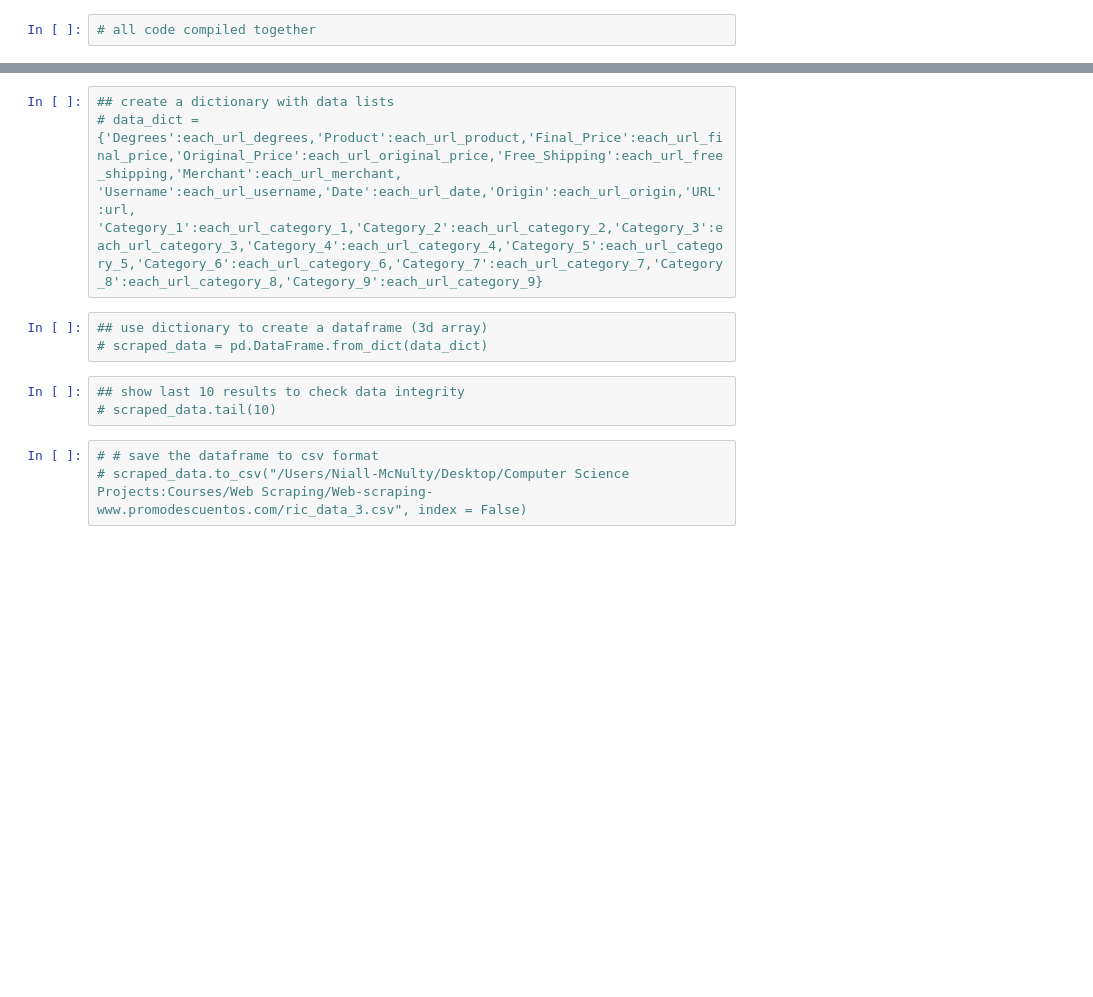
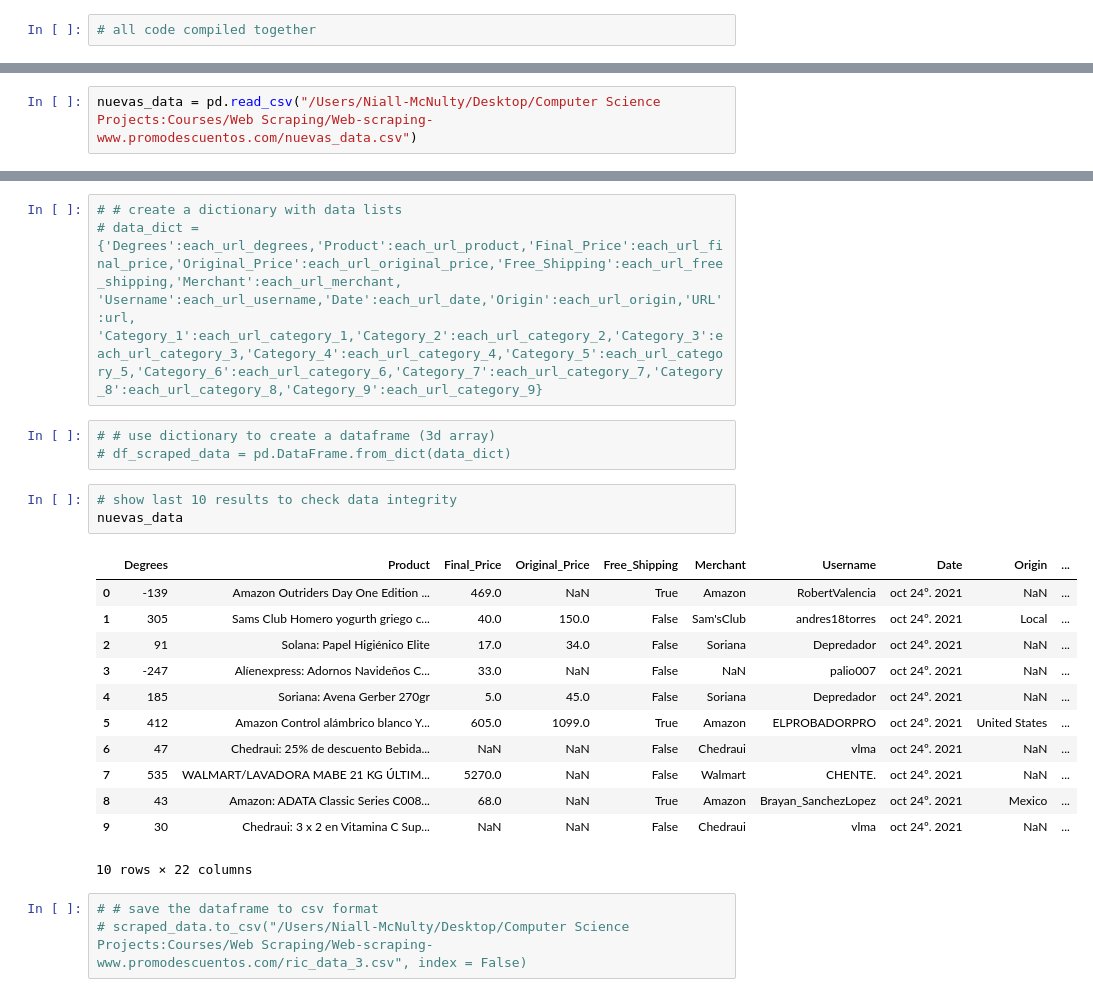
Before and after one commit to niall-anthony-mcnulty/Web-scraping-www.promodescuentos.com, a Jupyter notebook: promodescuentos.ipynb, the cells around one changed output, grey strips where cells are left out. Saved outputs shown, nothing was run; the diff lists cells and outputs as text; blank space fills up the shorter version.

```diff
--- a/promodescuentos.ipynb
+++ b/promodescuentos.ipynb
@@ -1302 +1352,3 @@
+# %%
+nuevas_data = pd.read_csv("/Users/Niall-McNulty/Desktop/Computer Science Projects:Courses/Web Scraping/Web-scraping-www.promodescuentos.com/nuevas_data.csv")
 # %%
@@ -1324,12 +1379,25 @@
 # %%
-## create a dictionary with data lists
+# # create a dictionary with data lists
 # data_dict = {'Degrees':each_url_degrees,'Product':each_url_product,'Final_Price':each_url_final_price,'Original_Price':each_url_original_price,'Free_Shipping':each_url_free_shipping,'Merchant':each_url_merchant, 'Username':each_url_username,'Date':each_url_date,'Origin':each_url_origin,'URL':url, 'Category_1':each_url_category_1,'Category_2':each_url_category_2,'Category_3':each_url_category_3,'Category_4':each_url_category_4,'Category_5':each_url_category_5,'Category_6':each_url_category_6,'Category_7':each_url_category_7,'Category_8':each_url_category_8,'Category_9':each_url_category_9}
 # %%
-## use dictionary to create a dataframe (3d array)
-# scraped_data = pd.DataFrame.from_dict(data_dict)
+# # use dictionary to create a dataframe (3d array)
+# df_scraped_data = pd.DataFrame.from_dict(data_dict)
 # %%
-## show last 10 results to check data integrity
-# scraped_data.tail(10)
+# show last 10 results to check data integrity
+nuevas_data
+# %% [output]
+|  | Degrees | Product | Final_Price | Original_Price | Free_Shipping | Merchant | Username | Date | Origin | ... |
+| 0 | -139 | Amazon Outriders Day One Edition ... | 469.0 | NaN | True | Amazon | RobertValencia | oct 24º. 2021 | NaN | ... |
+| 1 | 305 | Sams Club Homero yogurth griego c... | 40.0 | 150.0 | False | Sam'sClub | andres18torres | oct 24º. 2021 | Local | ... |
+| 2 | 91 | Solana: Papel Higiénico Elite | 17.0 | 34.0 | False | Soriana | Depredador | oct 24º. 2021 | NaN | ... |
+| 3 | -247 | Alíenexpress: Adornos Navideños C... | 33.0 | NaN | False | NaN | palio007 | oct 24º. 2021 | NaN | ... |
+| 4 | 185 | Soriana: Avena Gerber 270gr | 5.0 | 45.0 | False | Soriana | Depredador | oct 24º. 2021 | NaN | ... |
+| 5 | 412 | Amazon Control alámbrico blanco Y... | 605.0 | 1099.0 | True | Amazon | ELPROBADORPRO | oct 24º. 2021 | United States | ... |
+| 6 | 47 | Chedraui: 25% de descuento Bebida... | NaN | NaN | False | Chedraui | vlma | oct 24º. 2021 | NaN | ... |
+| 7 | 535 | WALMART/LAVADORA MABE 21 KG ÚLTIM... | 5270.0 | NaN | False | Walmart | CHENTE. | oct 24º. 2021 | NaN | ... |
+| 8 | 43 | Amazon: ADATA Classic Series C008... | 68.0 | NaN | True | Amazon | Brayan_SanchezLopez | oct 24º. 2021 | Mexico | ... |
+| 9 | 30 | Chedraui: 3 x 2 en Vitamina C Sup... | NaN | NaN | False | Chedraui | vlma | oct 24º. 2021 | NaN | ... |
+10 rows × 22 columns
 # %%
 # # save the dataframe to csv format
 # scraped_data.to_csv("/Users/Niall-McNulty/Desktop/Computer Science Projects:Courses/Web Scraping/Web-scraping-www.promodescuentos.com/ric_data_3.csv", index = False)
```
Also changed, not shown: parts of 22 cells of this notebook, 2 other files.
